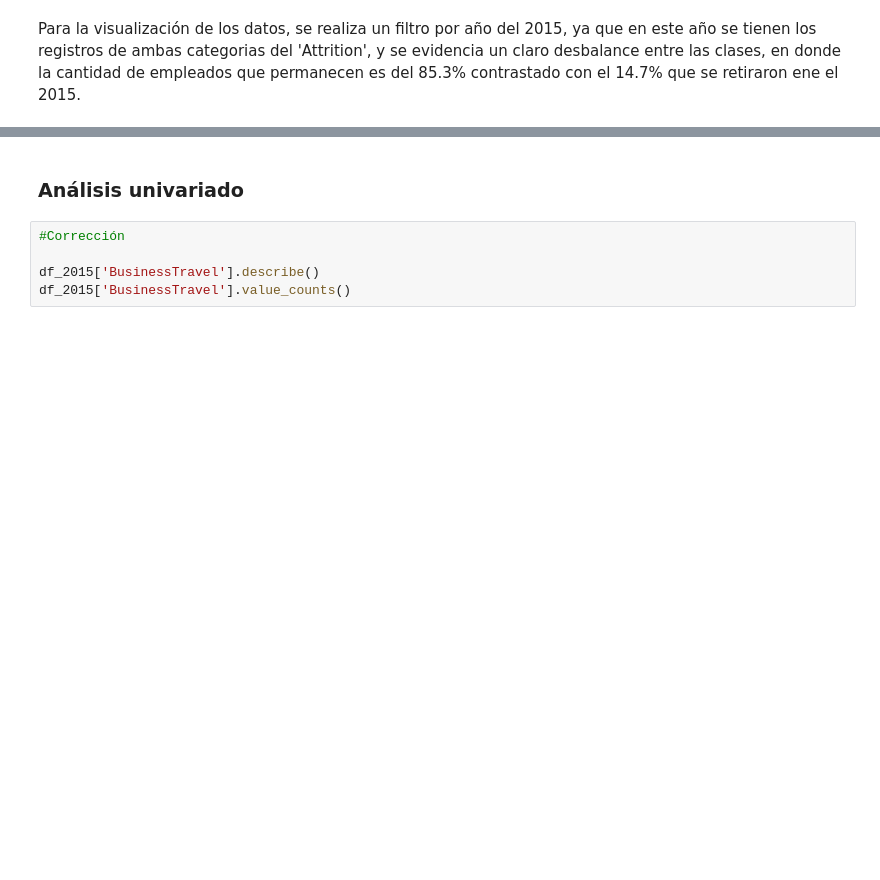
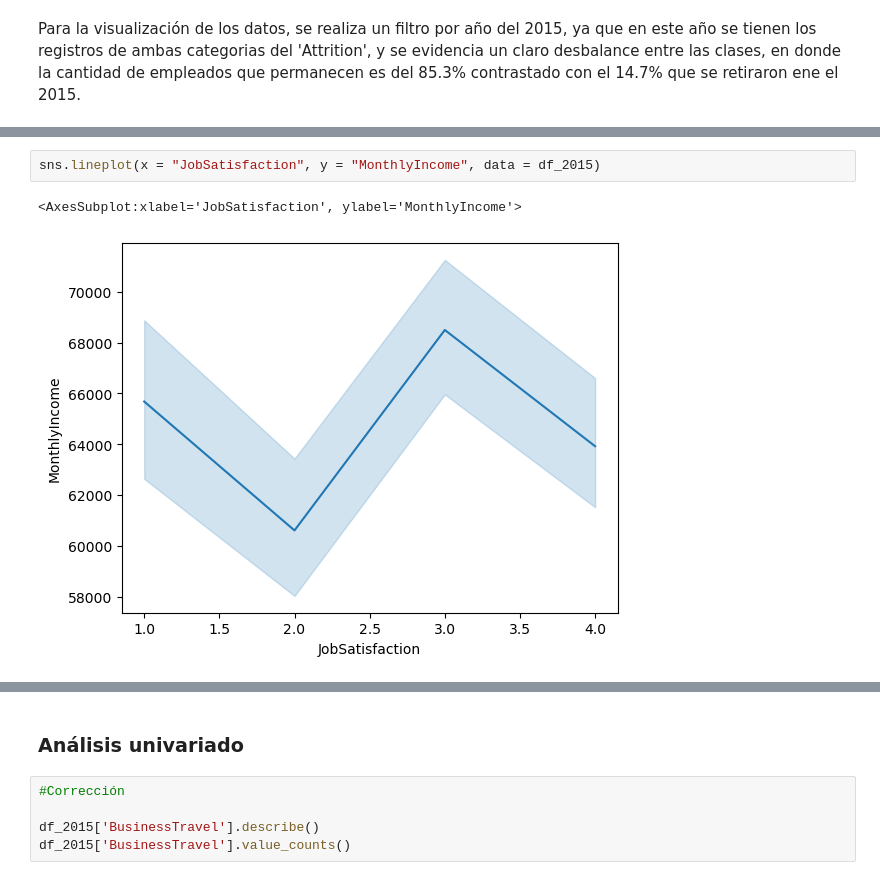
Before and after one commit to SantiRestrepoOlarte/ML_HumanResources, a Jupyter notebook: c_exploracion_de_datos.ipynb, the cells around one changed output, grey strips where cells are left out. Drawn from its saved outputs; the diff is of its cells as text; blank space fills up the shorter version.

```diff
--- a/c_exploracion_de_datos.ipynb
+++ b/c_exploracion_de_datos.ipynb
@@ -195,0 +208,5 @@ Para la visualización de los datos, se realiza un filtro por año del 2015, ya
+# %%
+sns.lineplot(x = "JobSatisfaction", y = "MonthlyIncome", data = df_2015)
+# %% [output]
+<AxesSubplot:xlabel='JobSatisfaction', ylabel='MonthlyIncome'>
+[figure, added]
```
Also changed, not shown: parts of 9 cells of this notebook, 1 other file.
